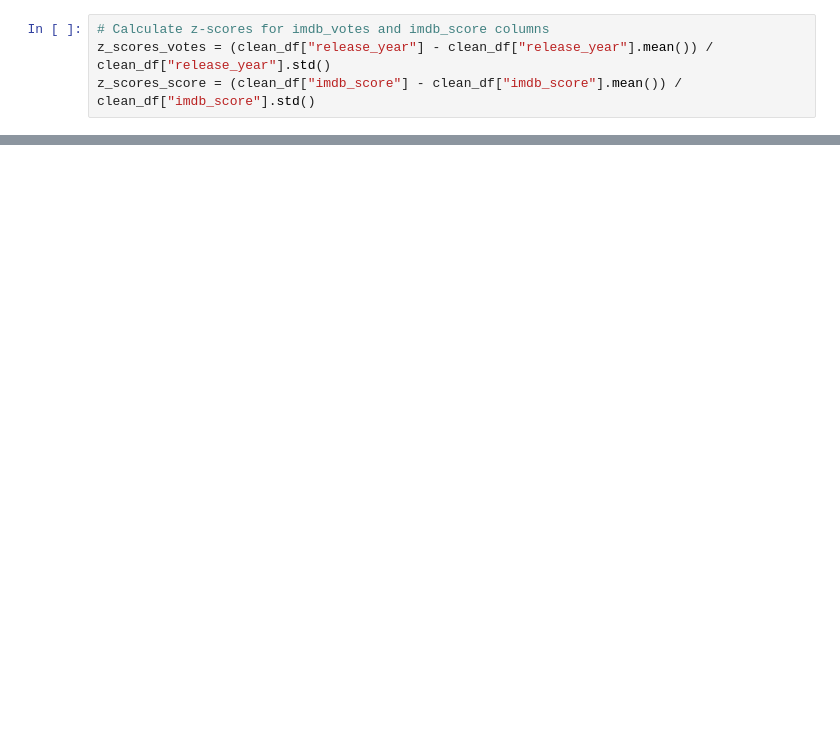
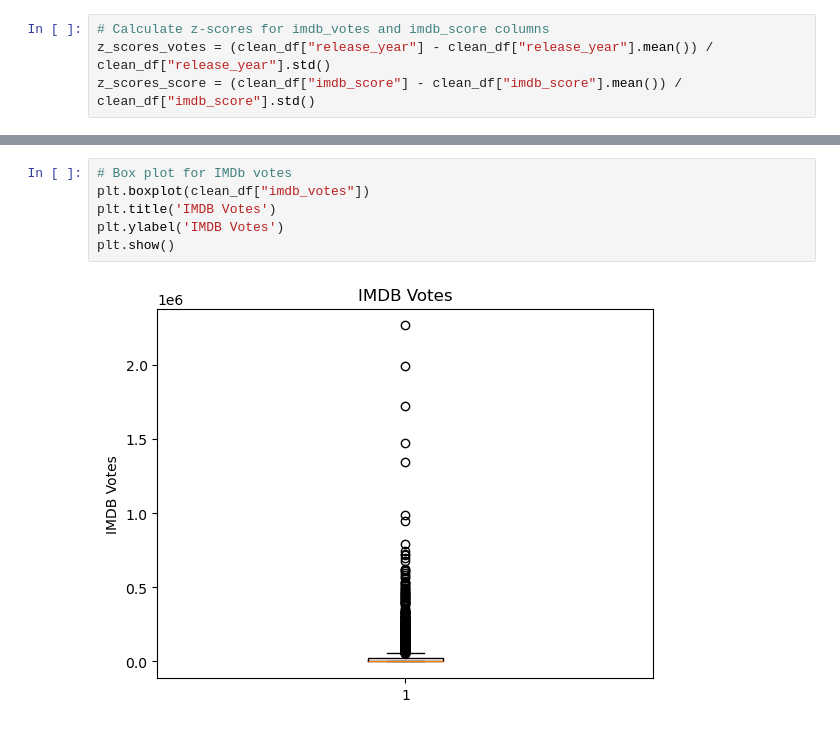
Before and after one commit to eelizondo1226/project_1_group_08, a Jupyter notebook: marty_work/netflix_imbd. marty.ipynb, the cells around one changed output, grey strips where cells are left out. Drawn from its saved outputs; the diff is of its cells as text; blank space fills up the shorter version.

```diff
--- a/marty_work/netflix_imbd. marty.ipynb
+++ b/marty_work/netflix_imbd. marty.ipynb
@@ -165,0 +174,8 @@ P-Value: 0.13689634563921163
+# %%
+# Box plot for IMDb votes
+plt.boxplot(clean_df["imdb_votes"])
+plt.title('IMDB Votes')
+plt.ylabel('IMDB Votes')
+plt.show()
+# %% [output]
+[figure, added]
```
Also changed, not shown: parts of 3 cells of this notebook, 1 other file.
